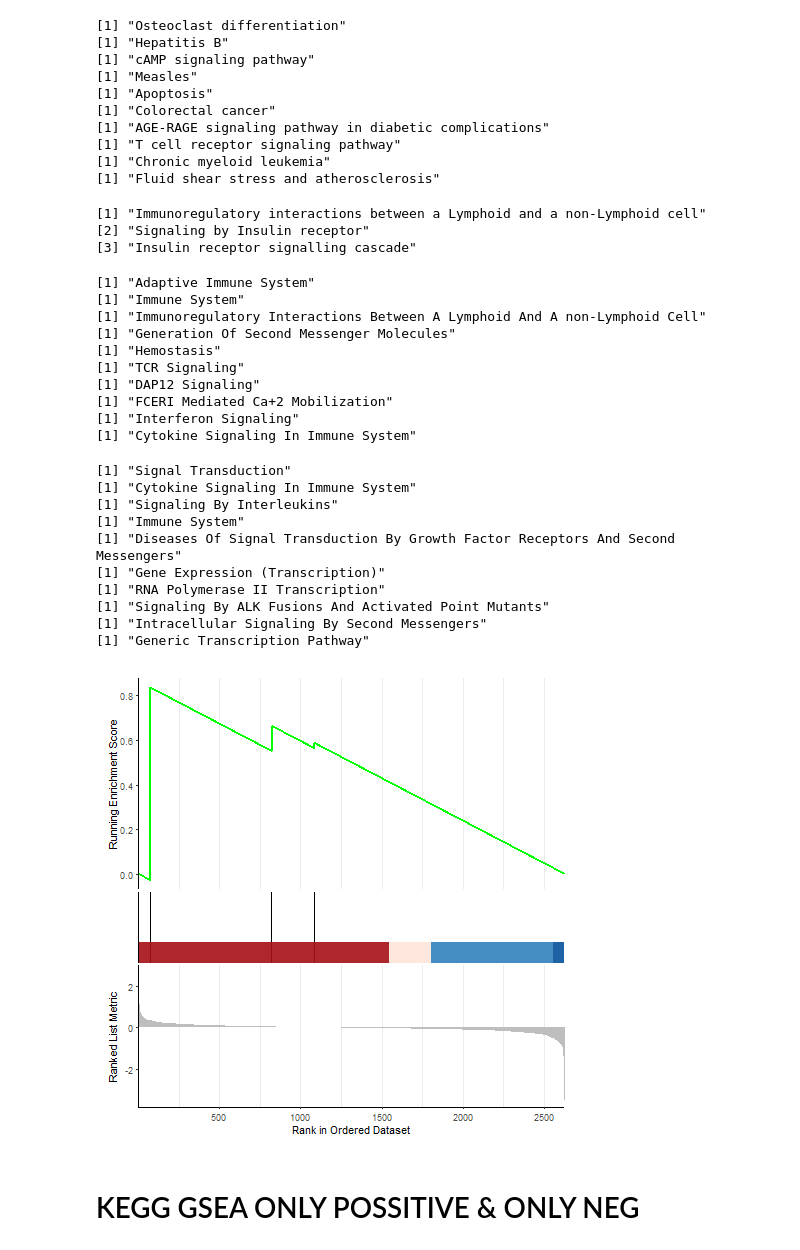
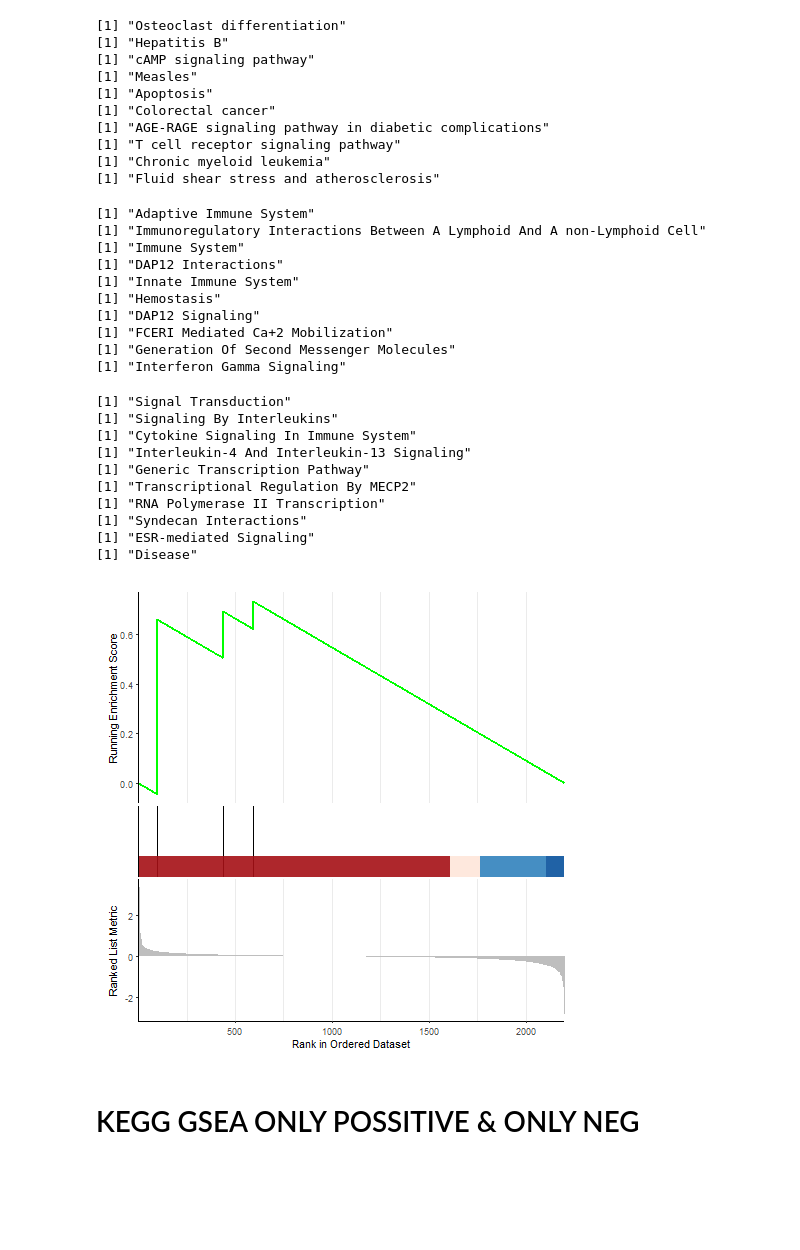
Before and after one commit to KyriakisDimitrios/CoPImmunoPD, a Jupyter notebook: Scripts/6.4.NN_Differential_Expression_pct_03.ipynb, the cells around one changed output. Cells and saved outputs as stored; diff of their text form; code cells hidden in the pictures; blank space fills up the shorter version.

```diff
--- a/Scripts/6.PP_Differential_Expression_pct_03.ipynb
+++ b/Scripts/6.4.NN_Differential_Expression_pct_03.ipynb
@@ -79,7 +70,7 @@ title_plot = "CD45RO+CCR7+"
 CellType="CCR7mCD45ROm"
 title_plot = "CD45RO-CCR7-"
 # %%
-projectdir = "C:/Users/kyria.000/Documents/PhD/Projects/Feng2023/"
+projectdir = "C:/Users/kyria.000/Documents/PhD/Projects/Feng2023/CoPImmunoPD/"
 datadir = projectdir + "Data/"
 objtdir = projectdir + "Result/Differnetial_Expression_pct_03/"
 
@@ -911,10 +904,6 @@ readr::write_csv(as.data.frame(gsea_reactome_genescore),
         file=paste0(resultdir,CellType,"_GSEA_MinPct_",min_pct_threshold,"_Ranks_genescore.csv"))
 gsea_reactome_genescore[1:3,"Description"]
 # TOP UP GSEA REACTOME
-# %% [output]
-[1] "Immunoregulatory interactions between a Lymphoid and a non-Lymphoid cell"
-[2] "Signaling by Insulin receptor"
-[3] "Insulin receptor signalling cascade"
 # %%
 %%R
 pos_IDs <- unlist(lapply( reactome_pos_mat$Reactome_2022.Term,function(term){
@@ -958,9 +947,9 @@ for (row_iter in 1:10){
     p <- gseaplot2(gsea_reactome_genescore, geneSetID = id_term,subplots = 1:3,pvalue_table = F,title=text_term)
     # Initiate writing to PDF file
     pdf(paste0(temp_dir,CellType,
-        "_GSEA_",id_term,"_pct_",min_pct_threshold,
-            "_logfc.threshold_",logfc.threshold,
-            "_Ranks_genescore.pdf"), height = 8.5, width = 11)
+        "_Enr_React_GSPlot_",id_term,"_pct_",min_pct_threshold,
+            "_logfc.thres_",logfc.threshold,
+            "_Ranks_gs_up.pdf"), height = 8.5, width = 11)
     # Create a graphical object g here
     print(p)# print it
     # Stop writing to the PDF file
@@ -968,15 +957,15 @@ for (row_iter in 1:10){
 }
 # %% [output]
 [1] "Adaptive Immune System"
+[1] "Immunoregulatory Interactions Between A Lymphoid And A non-Lymphoid Cell"
 [1] "Immune System"
-[1] "Immunoregulatory Interactions Between A Lymphoid And A non-Lymphoid Cell"
-[1] "Generation Of Second Messenger Molecules"
+[1] "DAP12 Interactions"
+[1] "Innate Immune System"
 [1] "Hemostasis"
-[1] "TCR Signaling"
 [1] "DAP12 Signaling"
 [1] "FCERI Mediated Ca+2 Mobilization"
-[1] "Interferon Signaling"
-[1] "Cytokine Signaling In Immune System"
+[1] "Generation Of Second Messenger Molecules"
+[1] "Interferon Gamma Signaling"
 # %%
 %%R -i resultdir -i CellType
 temp_dir <- paste0(resultdir,"Top10_Downreg_Enriched_GSEAPlot/")
@@ -989,9 +978,9 @@ for (row_iter in 1:10){
     p <- gseaplot2(gsea_reactome_genescore, geneSetID = id_term,subplots = 1:3,pvalue_table = F,title=text_term)
     ## Initiate writing to PDF file
     pdf(paste0(temp_dir,CellType,
-        "_GSEA_",id_term,"_pct_",min_pct_threshold,
-            "_logfc.threshold_",logfc.threshold,
-            "_Ranks_genescore.pdf"), height = 8.5, width = 11)
+        "_Enr_React_GSPlot_",id_term,"_pct_",min_pct_threshold,
+            "_logfc.thres_",logfc.threshold,
+            "_Ranks_gs_down.pdf"), height = 8.5, width = 11)
     ## Create a graphical object g here
     print(p)# print it
     ## Stop writing to the PDF file
@@ -999,30 +988,30 @@ for (row_iter in 1:10){
 }
 # %% [output]
 [1] "Signal Transduction"
+[1] "Signaling By Interleukins"
 [1] "Cytokine Signaling In Immune System"
-[1] "Signaling By Interleukins"
-[1] "Immune System"
-[1] "Diseases Of Signal Transduction By Growth Factor Receptors And Second Messengers"
-[1] "Gene Expression (Transcription)"
+[1] "Interleukin-4 And Interleukin-13 Signaling"
+[1] "Generic Transcription Pathway"
+[1] "Transcriptional Regulation By MECP2"
 [1] "RNA Polymerase II Transcription"
-[1] "Signaling By ALK Fusions And Activated Point Mutants"
-[1] "Intracellular Signaling By Second Messengers"
-[1] "Generic Transcription Pathway"
+[1] "Syndecan Interactions"
+[1] "ESR-mediated Signaling"
+[1] "Disease"
 # %%
 %%R -i resultdir -i CellType
 p <- gseaplot2(gsea_reactome_genescore, geneSetID = "R-HSA-8939246",subplots = 1:6,pvalue_table = F)
 ## Initiate writing to PDF file
 pdf(paste0(resultdir,CellType,
        "_GSE_RUNX1_pct_",min_pct_threshold,
-        "_logfc.threshold_",logfc.threshold,
-        "_Ranks_genescore.pdf"), height = 8.5, width = 11)
+        "_logfc.thres_",logfc.threshold,
+        "_Ranks_gs.pdf"), height = 8.5, width = 11)
 ## Create a graphical object g here
 print(p)# print it
 ## Stop writing to the PDF file
 dev.off()
 p
 # %% [output]
-[figure, old version]
+[figure, new version]
 # %% [markdown]
 # KEGG GSEA ONLY POSSITIVE & ONLY NEG
 # %%
```
Also changed, not shown: parts of 23 cells of this notebook, 3 other files.
